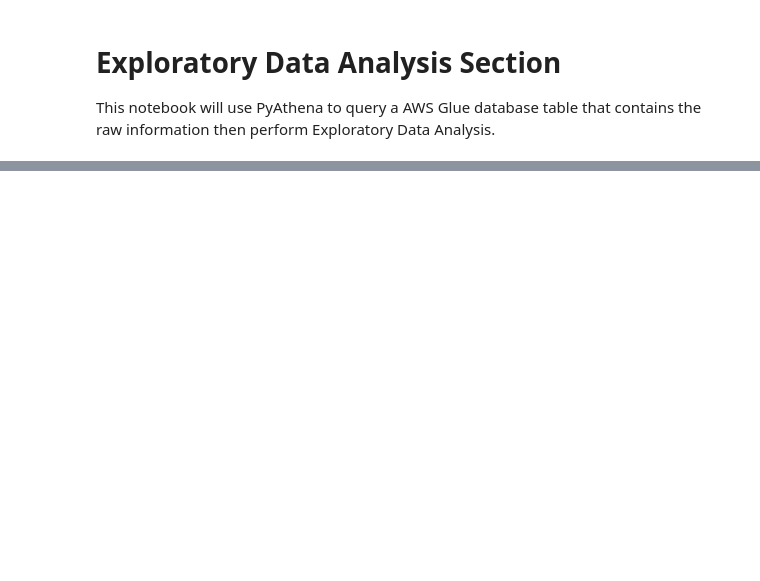
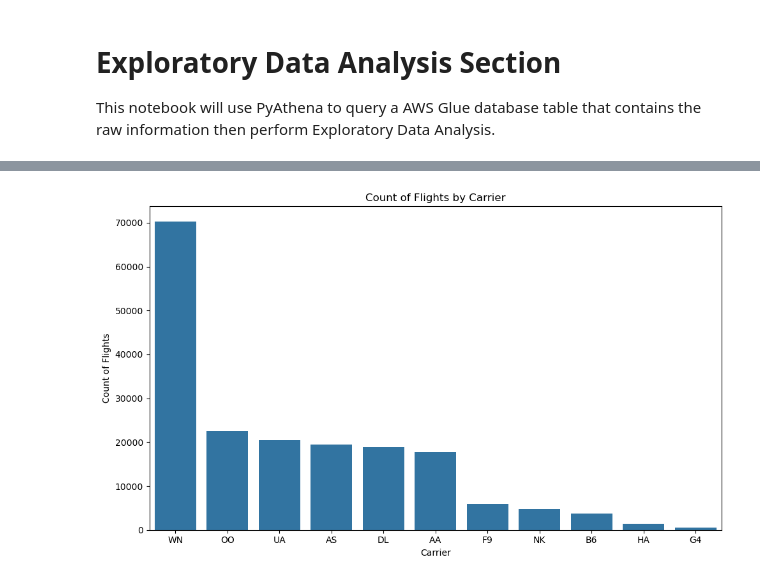
Before and after one commit to gw-00/ADS-508-Project, a Jupyter notebook: 3_clean_data/1_EDA.ipynb, the cells around one changed output, grey strips where cells are left out. Cells and saved outputs as stored; diff of their text form; code cells hidden in the pictures; blank space fills up the shorter version.

```diff
--- a/3_clean_data/1_EDA.ipynb
+++ b/3_clean_data/1_EDA.ipynb
@@ -34,0 +108,16 @@ raw_df.head()
+# %%
+# explore the distribution of carriers and flights
+# get count of flights by airline
+carrier_counts = raw_df['OP_UNIQUE_CARRIER'].value_counts().reset_index()
+carrier_counts.columns = ['Carrier', 'Count of Flights']
+
+# plot the count of flights by airline
+plt.figure(figsize=(10,6))
+sns.barplot(data=carrier_counts, x='Carrier', y='Count of Flights')
+plt.title('Count of Flights by Carrier')
+plt.xlabel('Carrier')
+plt.ylabel('Count of Flights')
+plt.tight_layout()
+plt.show()
+# %% [output]
+[figure, added]
```
Also changed, not shown: parts of 18 cells of this notebook.
